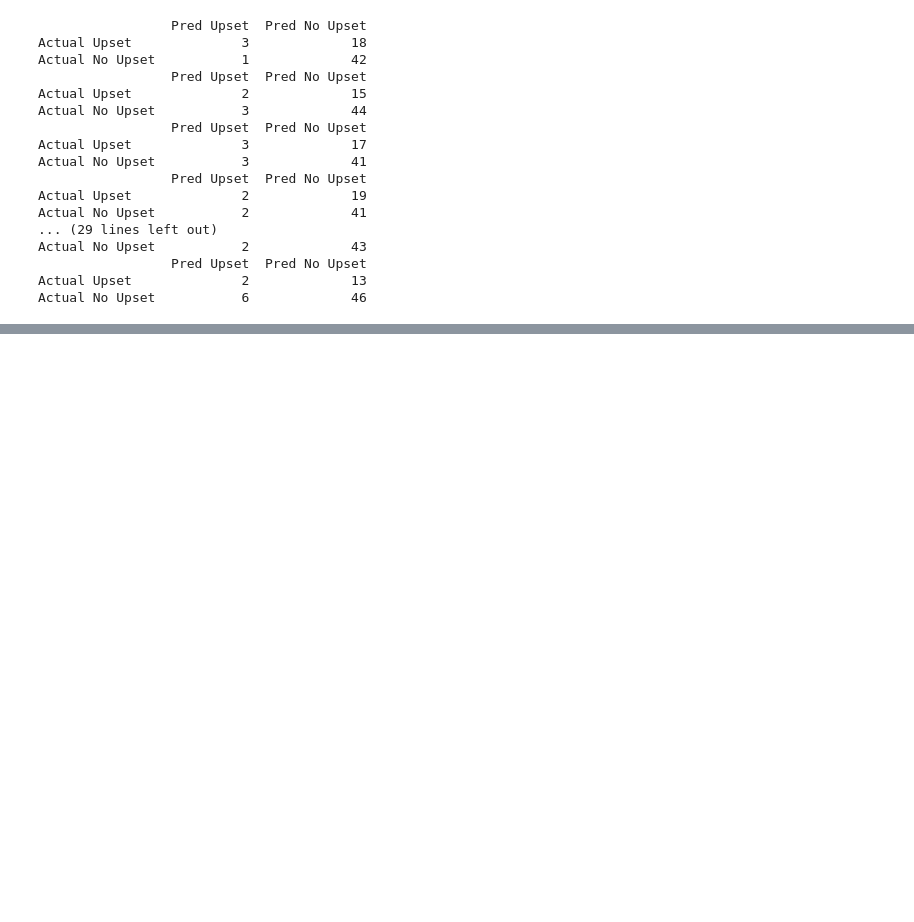
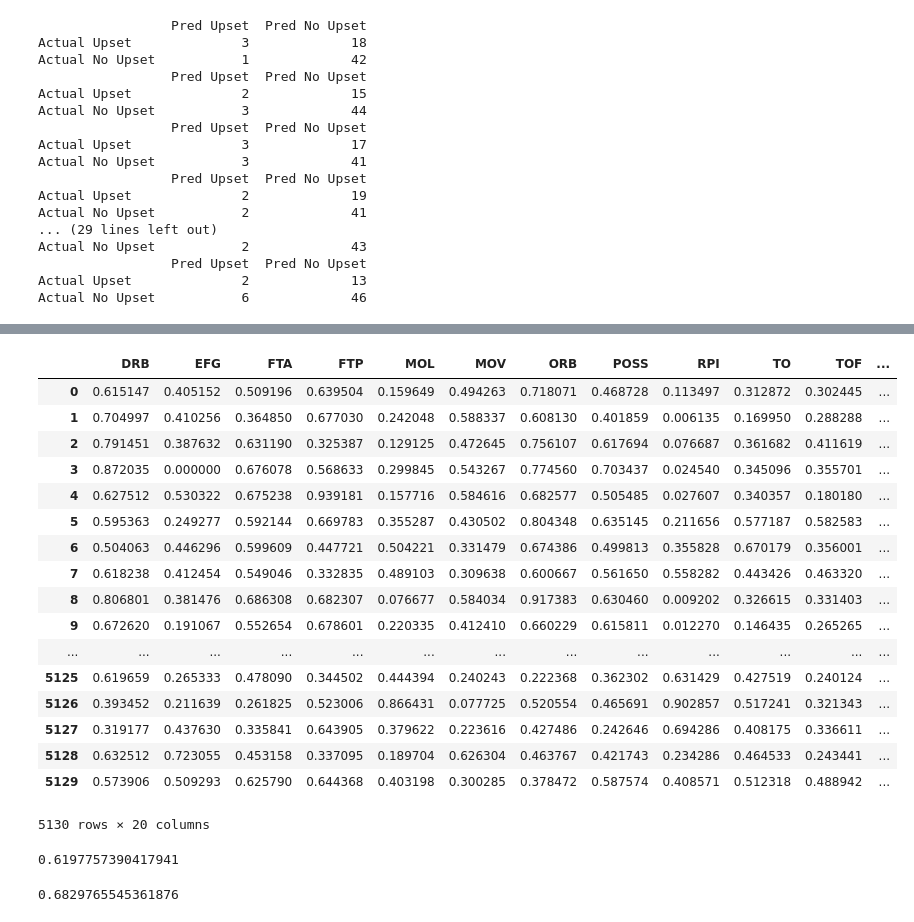
Before and after one commit to dlernz/march_madness, a Jupyter notebook: Predicting March Madness Games using Random Forests.ipynb, the cells around one changed output, grey strips where cells are left out. Saved outputs shown, nothing was run; the diff lists cells and outputs as text; code cells hidden in the pictures; blank space fills up the shorter version.

```diff
--- a/Predicting March Madness Games using Random Forests.ipynb
+++ b/Predicting March Madness Games using Random Forests.ipynb
@@ -652,3 +652,3 @@ def getMatchupData():
 # %%
-ncaaTourneyTeams = populateNCAATourneyTeams()
-teamObjs = getSeasonStats(ncaaTourneyTeams)
+# ncaaTourneyTeams = populateNCAATourneyTeams()
+# teamObjs = getSeasonStats(ncaaTourneyTeams)
@@ -655 +667,10 @@ teamObjs = getSeasonStats(ncaaTourneyTeams)
+# %%
+for t in teamObjs:
+    curTeam = teamObjs[t]
+    try:
+        oScore = .5*curTeam.oEff + .4*curTeam.EFG + .2*curTeam.ORB + .05*curTeam.FTA + .1*curTeam.FTP - .25*curTeam.TO
+        dScore = .5*curTeam.dEff + .2*curTeam.DRB + .25+curTeam.TOF
+        curTeam.score = 3*(347 - curTeam.RPI)/347 + oScore + dScore
+    except:
+        curTeam.score = -1
 # %%
@@ -701,0 +681,28 @@ ordinals
+# %%
+for t in teamObjs:
+    curTeam = teamObjs[t]
+    try:
+        oScore = .5*curTeam.oEff + .4*curTeam.EFG + .2*curTeam.ORB + .05*curTeam.FTA + .1*curTeam.FTP - .25*curTeam.TO
+        dScore = .5*curTeam.dEff + .2*curTeam.DRB + .25+curTeam.TOF
+        curTeam.score = 3*(347 - curTeam.RPI)/347 + oScore + dScore
+    except:
+        curTeam.score = -1
+# %% [output]
+|  | DRB | EFG | FTA | FTP | MOL | MOV | ORB | POSS | RPI | TO | TOF | ... |
+| 0 | 0.615147 | 0.405152 | 0.509196 | 0.639504 | 0.159649 | 0.494263 | 0.718071 | 0.468728 | 0.113497 | 0.312872 | 0.302445 | ... |
+| 1 | 0.704997 | 0.410256 | 0.364850 | 0.677030 | 0.242048 | 0.588337 | 0.608130 | 0.401859 | 0.006135 | 0.169950 | 0.288288 | ... |
+| 2 | 0.791451 | 0.387632 | 0.631190 | 0.325387 | 0.129125 | 0.472645 | 0.756107 | 0.617694 | 0.076687 | 0.361682 | 0.411619 | ... |
+| 3 | 0.872035 | 0.000000 | 0.676078 | 0.568633 | 0.299845 | 0.543267 | 0.774560 | 0.703437 | 0.024540 | 0.345096 | 0.355701 | ... |
+| 4 | 0.627512 | 0.530322 | 0.675238 | 0.939181 | 0.157716 | 0.584616 | 0.682577 | 0.505485 | 0.027607 | 0.340357 | 0.180180 | ... |
+| 5 | 0.595363 | 0.249277 | 0.592144 | 0.669783 | 0.355287 | 0.430502 | 0.804348 | 0.635145 | 0.211656 | 0.577187 | 0.582583 | ... |
+| 6 | 0.504063 | 0.446296 | 0.599609 | 0.447721 | 0.504221 | 0.331479 | 0.674386 | 0.499813 | 0.355828 | 0.670179 | 0.356001 | ... |
+| 7 | 0.618238 | 0.412454 | 0.549046 | 0.332835 | 0.489103 | 0.309638 | 0.600667 | 0.561650 | 0.558282 | 0.443426 | 0.463320 | ... |
+| 8 | 0.806801 | 0.381476 | 0.686308 | 0.682307 | 0.076677 | 0.584034 | 0.917383 | 0.630460 | 0.009202 | 0.326615 | 0.331403 | ... |
+| 9 | 0.672620 | 0.191067 | 0.552654 | 0.678601 | 0.220335 | 0.412410 | 0.660229 | 0.615811 | 0.012270 | 0.146435 | 0.265265 | ... |
+| ... | ... | ... | ... | ... | ... | ... | ... | ... | ... | ... | ... | ... |
+| 5125 | 0.619659 | 0.265333 | 0.478090 | 0.344502 | 0.444394 | 0.240243 | 0.222368 | 0.362302 | 0.631429 | 0.427519 | 0.240124 | ... |
+| 5126 | 0.393452 | 0.211639 | 0.261825 | 0.523006 | 0.866431 | 0.077725 | 0.520554 | 0.465691 | 0.902857 | 0.517241 | 0.321343 | ... |
+| 5127 | 0.319177 | 0.437630 | 0.335841 | 0.643905 | 0.379622 | 0.223616 | 0.427486 | 0.242646 | 0.694286 | 0.408175 | 0.336611 | ... |
+| 5128 | 0.632512 | 0.723055 | 0.453158 | 0.337095 | 0.189704 | 0.626304 | 0.463767 | 0.421743 | 0.234286 | 0.464533 | 0.243441 | ... |
+| 5129 | 0.573906 | 0.509293 | 0.625790 | 0.644368 | 0.403198 | 0.300285 | 0.378472 | 0.587574 | 0.408571 | 0.512318 | 0.488942 | ... |
+5130 rows × 20 columns
@@ -701,0 +745,12 @@ ordinals
+# %%
+matchups_norm = getMatchups(teams)
+matchups_norm = mergeRankings(matchups_norm)
+matchups_norm["scoreAns"] = matchups_norm["lscore"] < matchups_norm["wscore"]
+sum(matchups_norm["scoreAns"])/matchups_norm.shape[0]
+# %% [output]
+0.6197757390417941
+# %%
+matchups_norm["baseline"] = matchups_norm["l_seed"] > matchups_norm["w_seed"]
+sum(matchups_norm["baseline"])/matchups_norm.shape[0]
+# %% [output]
+0.6829765545361876
```
Also changed, not shown: parts of 20 cells of this notebook, 1 other file.
